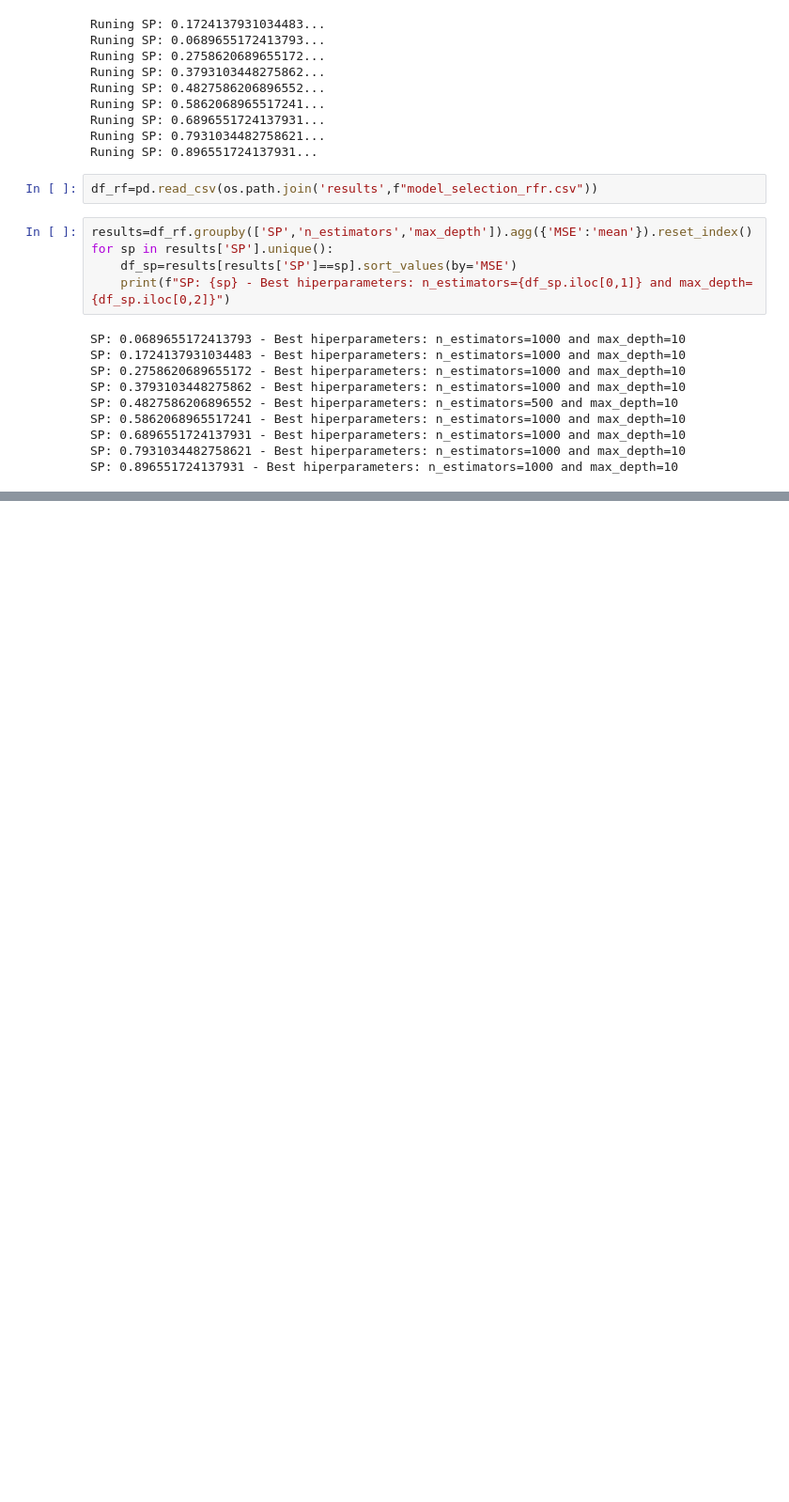
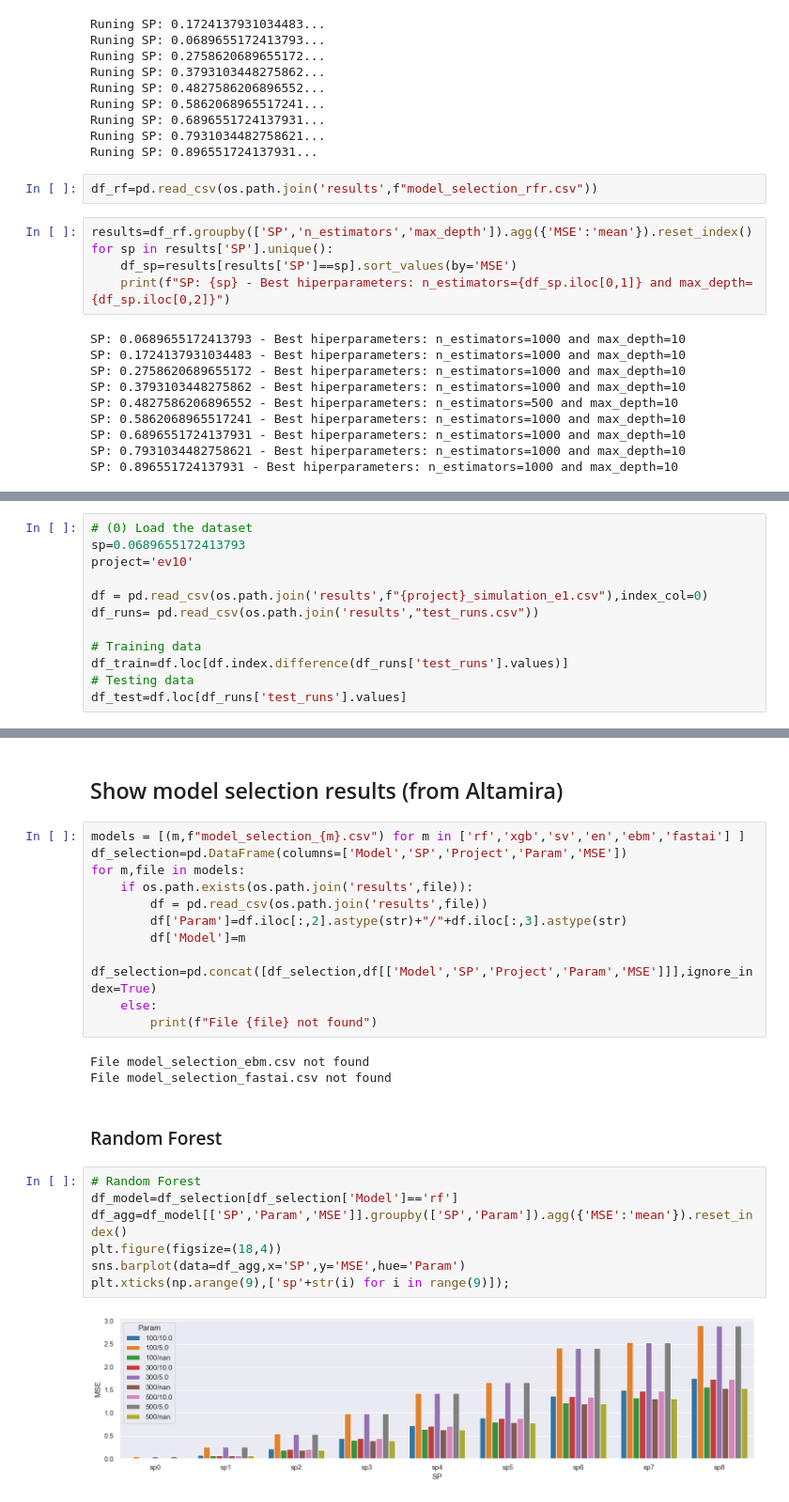
Before and after one commit to jismartin/GlassBoxEVM, a Jupyter notebook: 3_model_selection.ipynb, the cells around one changed output, grey strips where cells are left out. Shown at 94% size. Cells and saved outputs as stored; diff of their text form; blank space fills up the shorter version.

Commit message:
Update the models for benchmarking

```diff
--- a/3_model_selection.ipynb
+++ b/3_model_selection.ipynb
@@ -176,0 +138,12 @@ for val in itertools.product(values[0],values[1]):
+# %%
+# (0) Load the dataset
+sp=0.0689655172413793
+project='ev10'
+
+df = pd.read_csv(os.path.join('results',f"{project}_simulation_e1.csv"),index_col=0)
+df_runs= pd.read_csv(os.path.join('results',"test_runs.csv"))
+
+# Training data
+df_train=df.loc[df.index.difference(df_runs['test_runs'].values)]
+# Testing data
+df_test=df.loc[df_runs['test_runs'].values]
@@ -176,0 +256,27 @@ for val in itertools.product(values[0],values[1]):
+# %% [markdown]
+## Show model selection results (from Altamira)
+# %%
+models = [(m,f"model_selection_{m}.csv") for m in ['rf','xgb','sv','en','ebm','fastai'] ]
+df_selection=pd.DataFrame(columns=['Model','SP','Project','Param','MSE'])
+for m,file in models:
+    if os.path.exists(os.path.join('results',file)):
+        df = pd.read_csv(os.path.join('results',file))
+        df['Param']=df.iloc[:,2].astype(str)+"/"+df.iloc[:,3].astype(str)
+        df['Model']=m
+        df_selection=pd.concat([df_selection,df[['Model','SP','Project','Param','MSE']]],ignore_index=True)
+    else:
+        print(f"File {file} not found")
+# %% [output]
+File model_selection_ebm.csv not found
+File model_selection_fastai.csv not found
+# %% [markdown]
+### Random Forest
+# %%
+# Random Forest
+df_model=df_selection[df_selection['Model']=='rf']
+df_agg=df_model[['SP','Param','MSE']].groupby(['SP','Param']).agg({'MSE':'mean'}).reset_index()
+plt.figure(figsize=(18,4))
+sns.barplot(data=df_agg,x='SP',y='MSE',hue='Param')
+plt.xticks(np.arange(9),['sp'+str(i) for i in range(9)]);
+# %% [output]
+[figure, added]
```
Also changed, not shown: parts of 22 cells of this notebook, 16 other files.
